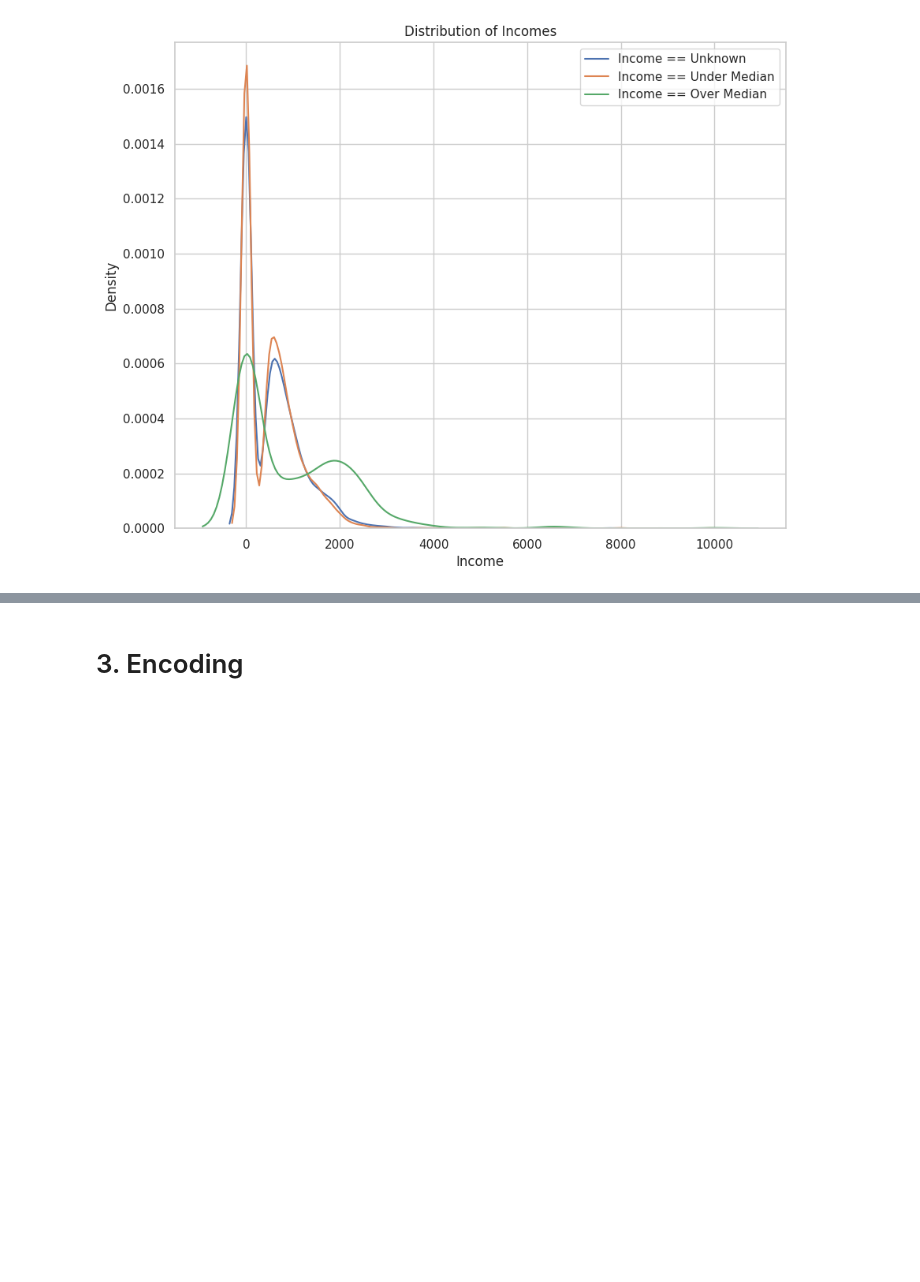
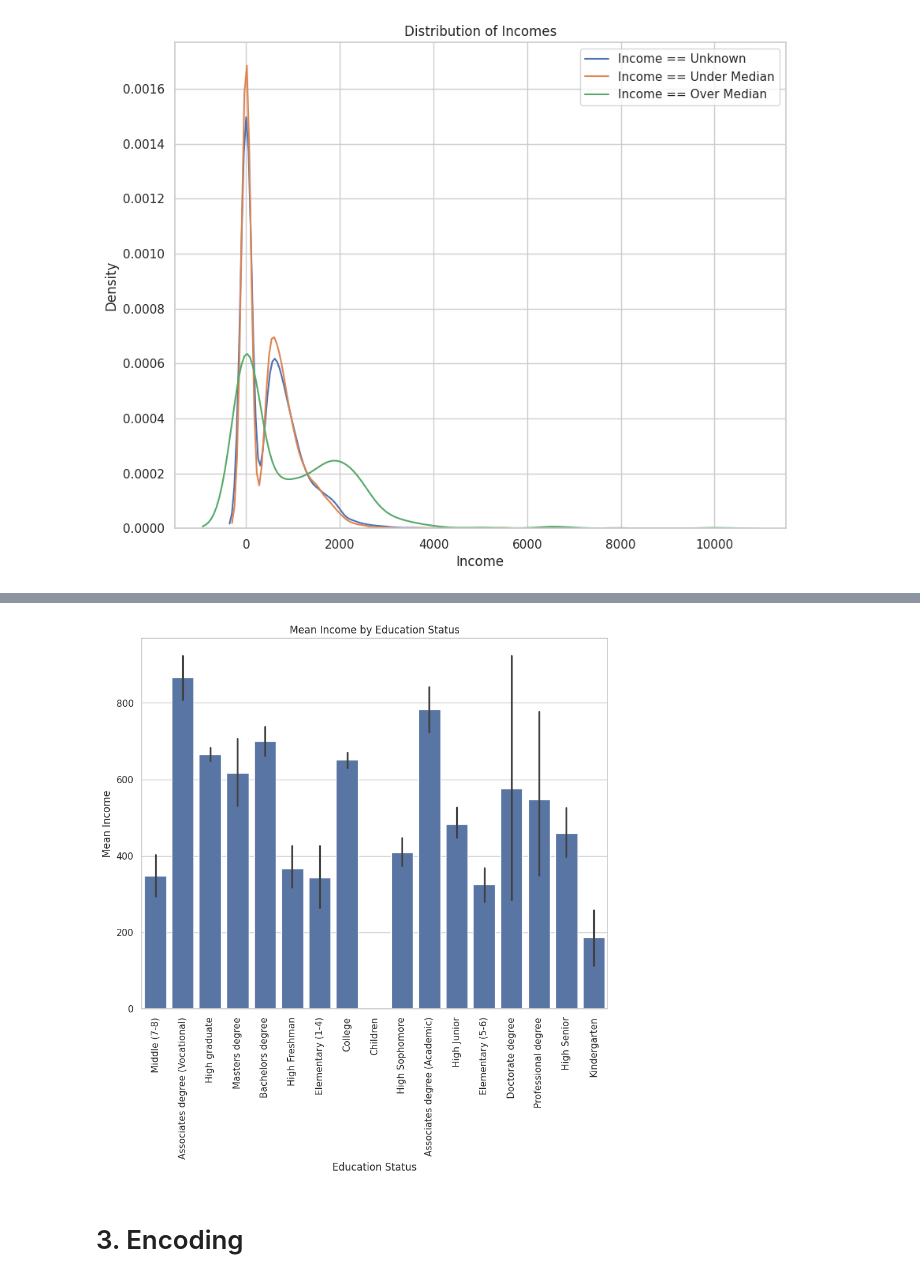
Before and after one commit to mincoder00/INCOME_PREDICT, a Jupyter notebook: INCOME_PREDICT.ipynb, the cells around one changed output, grey strips where cells are left out. Saved outputs shown, nothing was run; the diff lists cells and outputs as text; code cells hidden in the pictures; blank space fills up the shorter version.

```diff
--- a/INCOME_PREDICT.ipynb
+++ b/INCOME_PREDICT.ipynb
@@ -222,3 +234,14 @@ test.loc[(test['Hispanic_Origin'] == ' Do not know') | (test['Hispanic_Origin']
+# %%
+#12. 교육 상태에 따른 평균 소득 barplot
+plt.figure(figsize=(10, 8))
+sns.barplot(data=train, x='Education_Status', y='Income')
+plt.xlabel('Education Status')
+plt.ylabel('Mean Income')
+plt.title('Mean Income by Education Status')
+plt.xticks(rotation=90)
+plt.show()
+# %% [output]
+[figure, added]
 # %% [markdown]
 # 3. Encoding
 # %%
```
Also changed, not shown: parts of 12 cells of this notebook, 1 other file.
